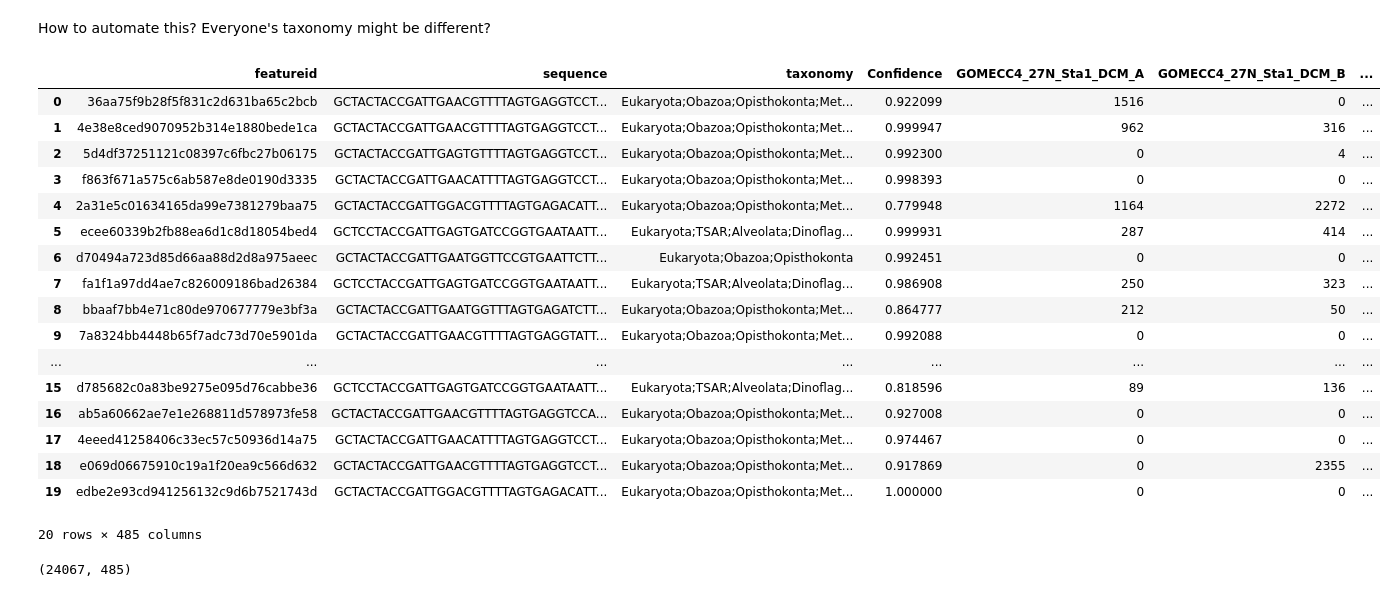
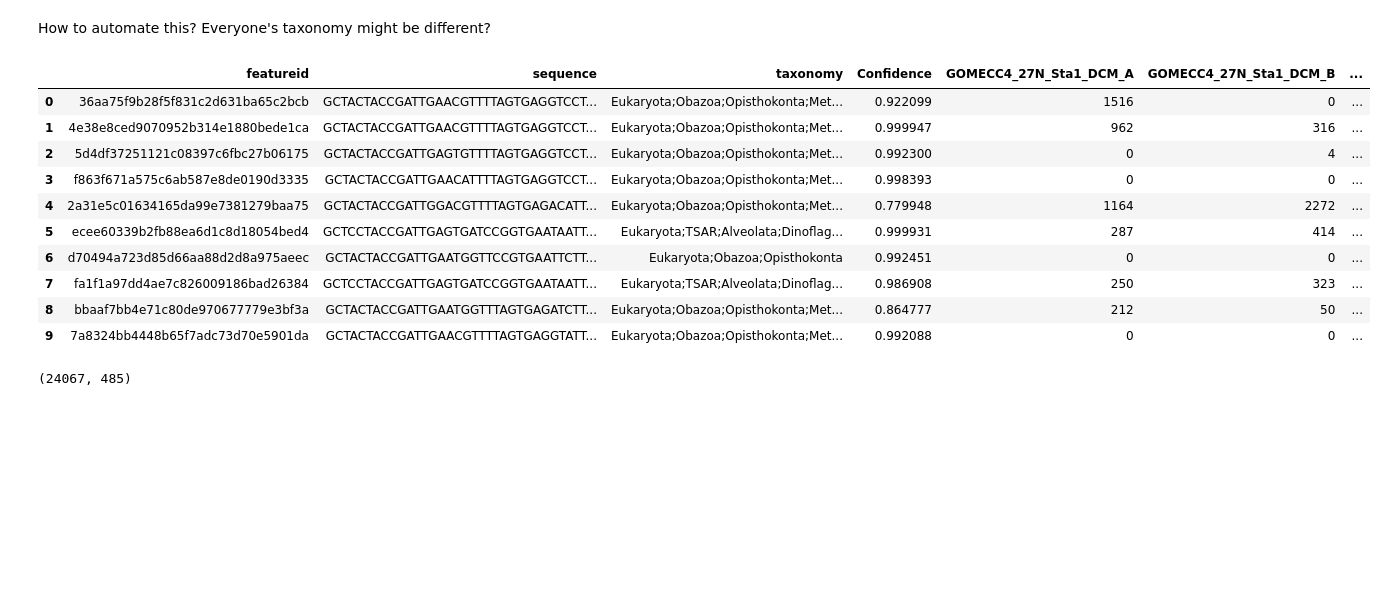
Before and after one commit to aomlomics/edna2obis, a Jupyter notebook: src/edna2obis_conversion_code.ipynb, the cells around one changed output. Cells and saved outputs as stored; diff of their text form; code cells hidden in the pictures; blank space fills up the shorter version.

```diff
--- a/src/edna2obis_conversion_code.ipynb
+++ b/src/edna2obis_conversion_code.ipynb
@@ -61,8 +61,8 @@ import pandas as pd
 import WoRMS_matching # custom functions for querying WoRMS API
 # %%
 # jupyter notebook parameters
-pd.set_option('display.max_colwidth', 0)
-pd.set_option('display.max_columns', None)
+pd.set_option('display.max_colwidth', 150)
+pd.set_option('display.max_columns', 50)
 # %% [markdown]
 Note that in a Jupyter Notebook, the current directory is always where the .ipynb file is being run.
 # %% [markdown]
@@ -207,3 +240,6 @@ array(['seawater'], dtype=object)
+# %%
+for gene in params['datafiles'].keys():
+    asv_tables[gene] = asv_tables[gene].drop(columns=samples_to_drop,errors='ignore')
 # %% [markdown]
 ### Drop columns with all NAs
 
@@ -456,3 +465 @@ occ = {}
-# %%
-asv_tables['18S V9'] = asv_tables['18S V9'].drop(columns=samples_to_drop,errors='ignore')
 # %%
@@ -480,36 +492,29 @@ for index, row in asv_tables['18S V9'].iterrows():
             asv_tables['18S V9'].loc[index,taxa_ranks_18S[i]] = taxa[i]
 # %%
 # replace None with NA
-asv_tables['18S rRNA'] = asv_tables['18S rRNA'].fillna(value=np.nan)
+asv_tables['18S V9'] = asv_tables['18S V9'].fillna(value=np.nan)
 ## Replace 'unknown', 'unassigned', etc. in species and taxonomy columns with NaN
 
-asv_tables['18S rRNA'][taxa_ranks_18S] = asv_tables['18S rRNA'][taxa_ranks_18S].replace({'unassigned':np.nan,
+asv_tables['18S V9'][taxa_ranks_18S] = asv_tables['18S V9'][taxa_ranks_18S].replace({'unassigned':np.nan,
                             'Unassigned':np.nan,
                               's_':np.nan,
                               'g_':np.nan,
                               'unknown':np.nan,
                               'no_hit':np.nan,
                                '':np.nan})
-asv_tables['18S rRNA'].head(20)
+asv_tables['18S V9'].iloc[0:10,[0,1,2,3,4,5,6,-9,-8,-7,-6,-5,-4,-3,-2,-1]]
 # %% [output]
 |  | featureid | sequence | taxonomy | Confidence | GOMECC4_27N_Sta1_DCM_A | GOMECC4_27N_Sta1_DCM_B | ... |
 | 0 | 36aa75f9b28f5f831c2d631ba65c2bcb | GCTACTACCGATTGAACGTTTTAGTGAGGTCCT... | Eukaryota;Obazoa;Opisthokonta;Met... | 0.922099 | 1516 | 0 | ... |
 | 1 | 4e38e8ced9070952b314e1880bede1ca | GCTACTACCGATTGAACGTTTTAGTGAGGTCCT... | Eukaryota;Obazoa;Opisthokonta;Met... | 0.999947 | 962 | 316 | ... |
 | 2 | 5d4df37251121c08397c6fbc27b06175 | GCTACTACCGATTGAGTGTTTTAGTGAGGTCCT... | Eukaryota;Obazoa;Opisthokonta;Met... | 0.992300 | 0 | 4 | ... |
 | 3 | f863f671a575c6ab587e8de0190d3335 | GCTACTACCGATTGAACATTTTAGTGAGGTCCT... | Eukaryota;Obazoa;Opisthokonta;Met... | 0.998393 | 0 | 0 | ... |
 | 4 | 2a31e5c01634165da99e7381279baa75 | GCTACTACCGATTGGACGTTTTAGTGAGACATT... | Eukaryota;Obazoa;Opisthokonta;Met... | 0.779948 | 1164 | 2272 | ... |
 | 5 | ecee60339b2fb88ea6d1c8d18054bed4 | GCTCCTACCGATTGAGTGATCCGGTGAATAATT... | Eukaryota;TSAR;Alveolata;Dinoflag... | 0.999931 | 287 | 414 | ... |
 | 6 | d70494a723d85d66aa88d2d8a975aeec | GCTACTACCGATTGAATGGTTCCGTGAATTCTT... | Eukaryota;Obazoa;Opisthokonta | 0.992451 | 0 | 0 | ... |
 | 7 | fa1f1a97dd4ae7c826009186bad26384 | GCTCCTACCGATTGAGTGATCCGGTGAATAATT... | Eukaryota;TSAR;Alveolata;Dinoflag... | 0.986908 | 250 | 323 | ... |
 | 8 | bbaaf7bb4e71c80de970677779e3bf3a | GCTACTACCGATTGAATGGTTTAGTGAGATCTT... | Eukaryota;Obazoa;Opisthokonta;Met... | 0.864777 | 212 | 50 | ... |
 | 9 | 7a8324bb4448b65f7adc73d70e5901da | GCTACTACCGATTGAACGTTTTAGTGAGGTATT... | Eukaryota;Obazoa;Opisthokonta;Met... | 0.992088 | 0 | 0 | ... |
-| ... | ... | ... | ... | ... | ... | ... | ... |
-| 15 | d785682c0a83be9275e095d76cabbe36 | GCTCCTACCGATTGAGTGATCCGGTGAATAATT... | Eukaryota;TSAR;Alveolata;Dinoflag... | 0.818596 | 89 | 136 | ... |
-| 16 | ab5a60662ae7e1e268811d578973fe58 | GCTACTACCGATTGAACGTTTTAGTGAGGTCCA... | Eukaryota;Obazoa;Opisthokonta;Met... | 0.927008 | 0 | 0 | ... |
-| 17 | 4eeed41258406c33ec57c50936d14a75 | GCTACTACCGATTGAACATTTTAGTGAGGTCCT... | Eukaryota;Obazoa;Opisthokonta;Met... | 0.974467 | 0 | 0 | ... |
-| 18 | e069d06675910c19a1f20ea9c566d632 | GCTACTACCGATTGAACGTTTTAGTGAGGTCCT... | Eukaryota;Obazoa;Opisthokonta;Met... | 0.917869 | 0 | 2355 | ... |
-| 19 | edbe2e93cd941256132c9d6b7521743d | GCTACTACCGATTGGACGTTTTAGTGAGACATT... | Eukaryota;Obazoa;Opisthokonta;Met... | 1.000000 | 0 | 0 | ... |
-20 rows × 485 columns
 # %%
 # replace _,- with space, remove sp.
 
```
Also changed, not shown: parts of 254 cells of this notebook, 6 other files.
